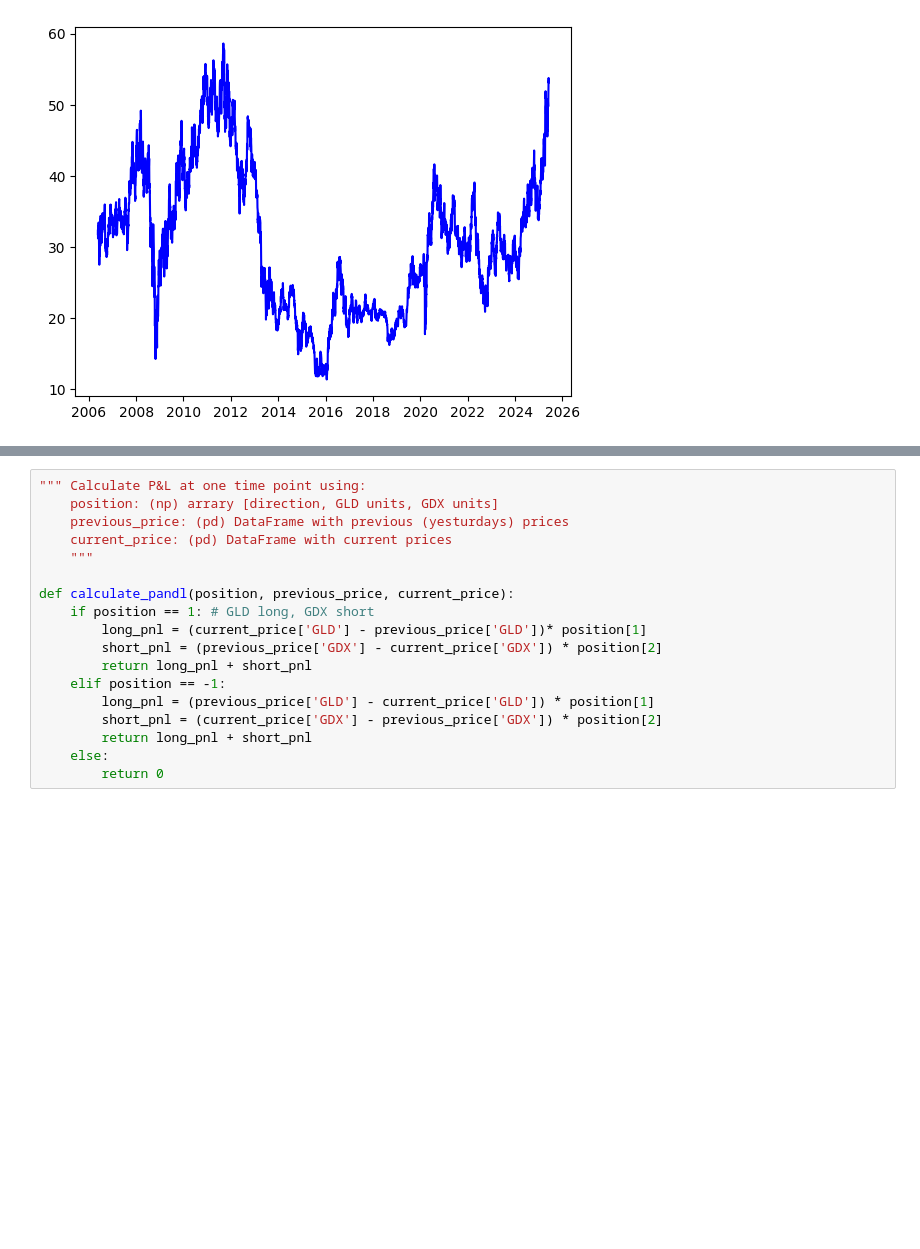
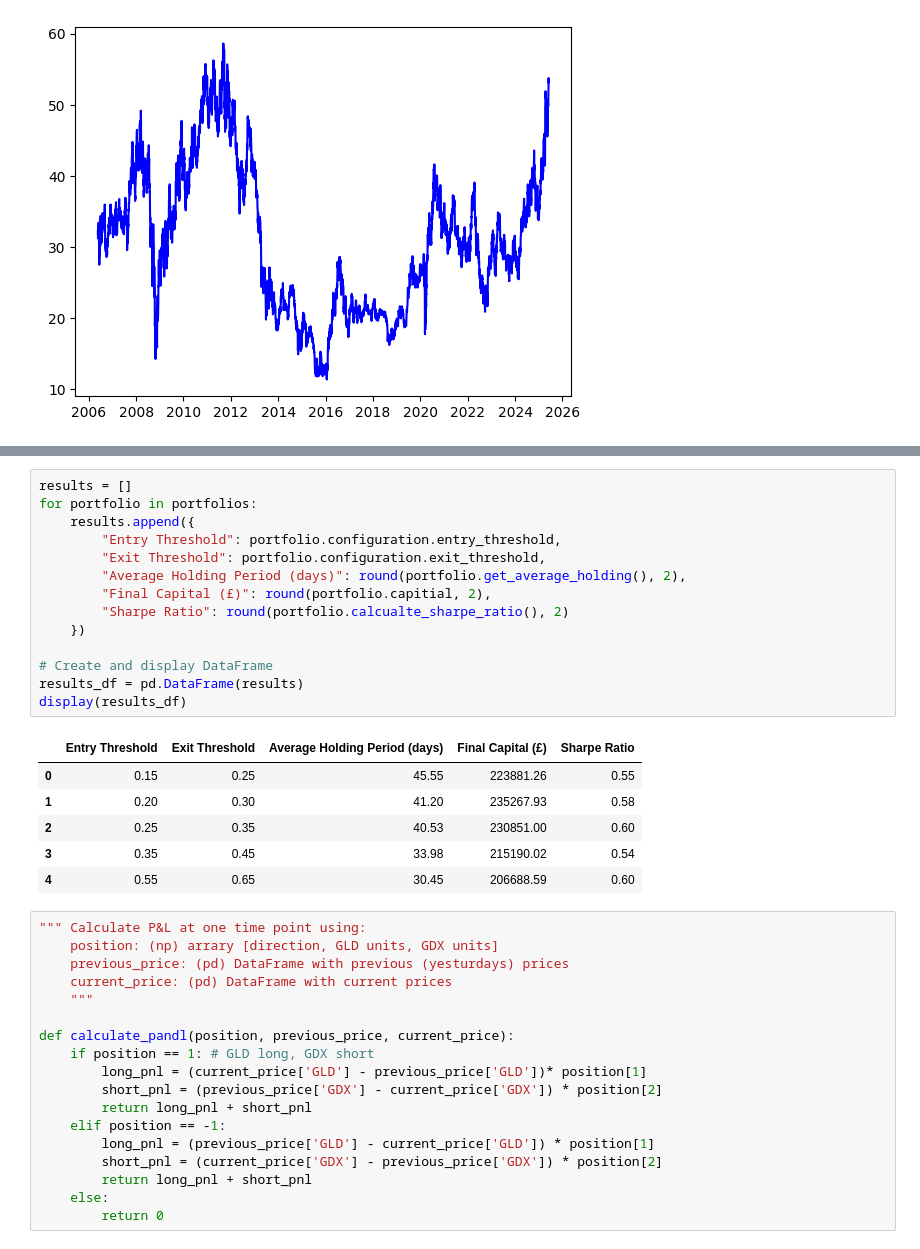
Before and after one commit to finlayrossdavie/simple_trading_system, a Jupyter notebook: systems/newsystems/goldspread/hedgeratio.ipynb, the cells around one changed output, grey strips where cells are left out. Cells and saved outputs as stored; diff of their text form; blank space fills up the shorter version.

```diff
--- a/systems/newsystems/goldspread/hedgeratio.ipynb
+++ b/systems/newsystems/goldspread/hedgeratio.ipynb
@@ -223,3 +277,24 @@ Average Holding Period: 41.20183486238532
+# %%
+results = []
+for portfolio in portfolios:
+    results.append({
+        "Entry Threshold": portfolio.configuration.entry_threshold,
+        "Exit Threshold": portfolio.configuration.exit_threshold,
+        "Average Holding Period (days)": round(portfolio.get_average_holding(), 2),
+        "Final Capital (£)": round(portfolio.capitial, 2),
+        "Sharpe Ratio": round(portfolio.calcualte_sharpe_ratio(), 2)
+    })
+
+# Create and display DataFrame
+results_df = pd.DataFrame(results)
+display(results_df)
+# %% [output]
+|  | Entry Threshold | Exit Threshold | Average Holding Period (days) | Final Capital (£) | Sharpe Ratio |
+| 0 | 0.15 | 0.25 | 45.55 | 223881.26 | 0.55 |
+| 1 | 0.20 | 0.30 | 41.20 | 235267.93 | 0.58 |
+| 2 | 0.25 | 0.35 | 40.53 | 230851.00 | 0.60 |
+| 3 | 0.35 | 0.45 | 33.98 | 215190.02 | 0.54 |
+| 4 | 0.55 | 0.65 | 30.45 | 206688.59 | 0.60 |
 # %%
 """ Calculate P&L at one time point using:
     position: (np) arrary [direction, GLD units, GDX units]
```
Also changed, not shown: parts of 8 cells of this notebook.
